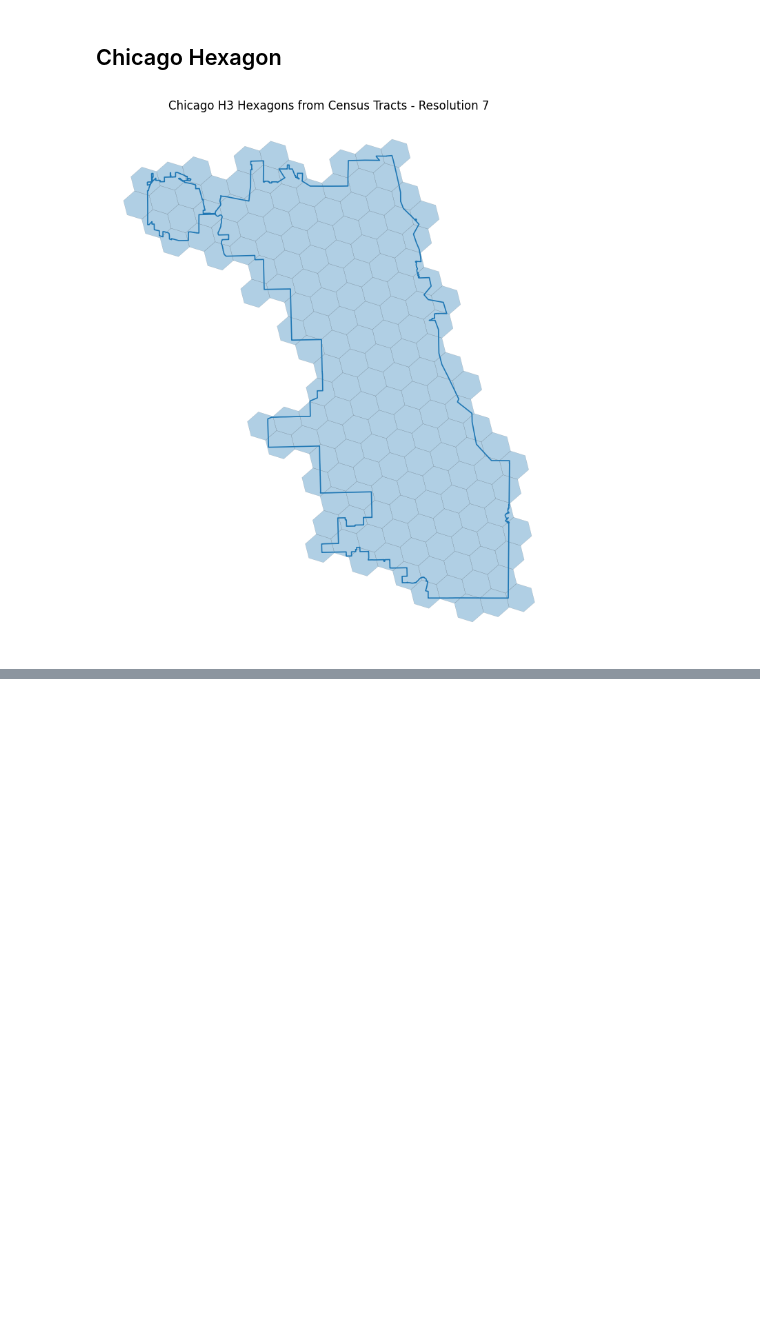
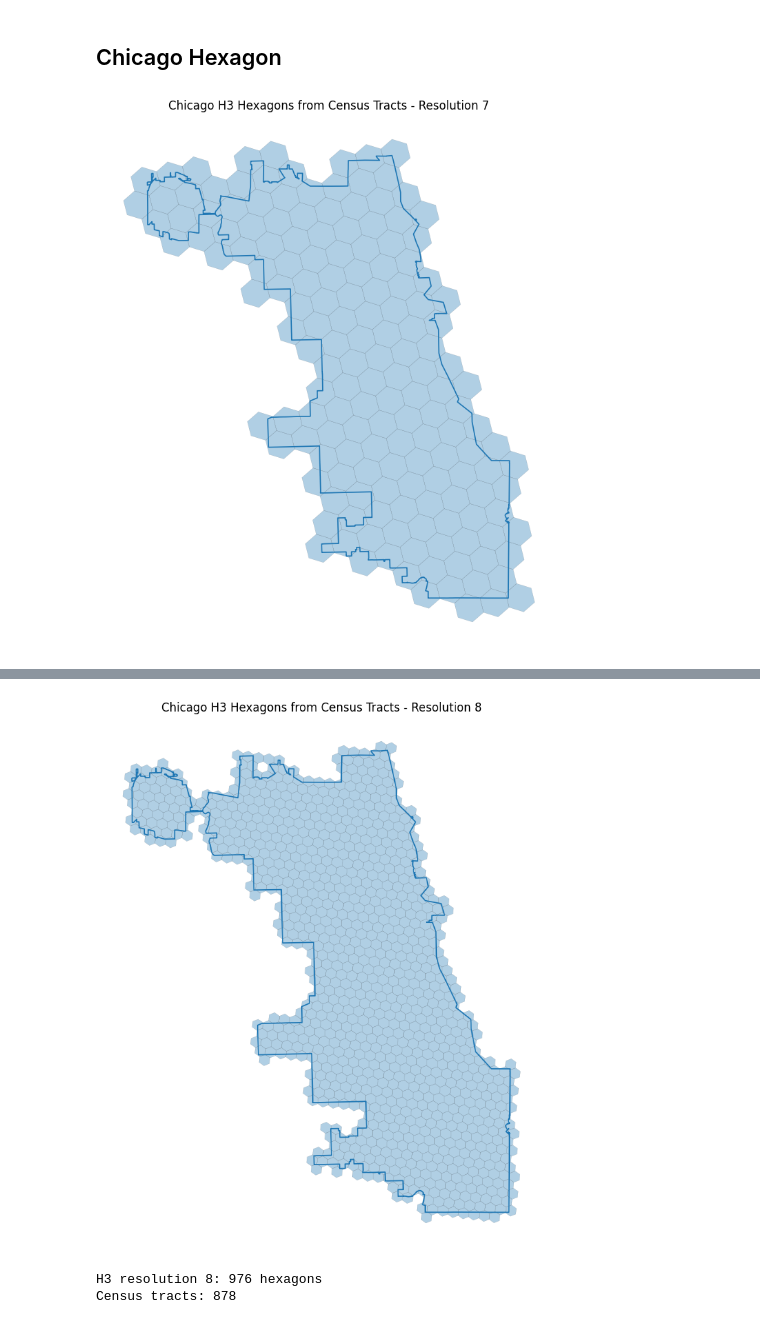
Before and after one commit to angfe/Group-3-AAA, a Jupyter notebook: notebooks/00_02_data_prep_silver.ipynb, the cells around one changed output, grey strips where cells are left out. Drawn from its saved outputs; the diff is of its cells as text; code cells hidden in the pictures; blank space fills up the shorter version.

```diff
--- a/notebooks/00_02_data_prep_silver.ipynb
+++ b/notebooks/00_02_data_prep_silver.ipynb
@@ -400,16 +406,17 @@ copyfile(
     SILVER_TAXI_COMMUNITY_PATH,
     SILVER_TAXI_CENSUS_PATH,
 )
-copyfile(
-    SILVER_TAXI_COMMUNITY_PATH,
-    SILVER_TAXI_HEXAGON_PATH,
-)
+for resolution, output_path in SILVER_TAXI_HEXAGON_PATHS.items():
+    copyfile(SILVER_TAXI_COMMUNITY_PATH, output_path)
 
 silver_taxi_outputs = {
     "community_areas_unfiltered": SILVER_TAXI_COMMUNITY_UNFILTERED_PATH,
     "community_areas": SILVER_TAXI_COMMUNITY_PATH,
     "census_tracts": SILVER_TAXI_CENSUS_PATH,
-    f"hexagon_{H3_RESOLUTION}": SILVER_TAXI_HEXAGON_PATH,
+    **{
+        f"hexagon_{resolution}": path
+        for resolution, path in SILVER_TAXI_HEXAGON_PATHS.items()
+    },
 }
 
 for dataset_name, output_path in silver_taxi_outputs.items():
@@ -981,55 +989,39 @@ def shapely_polygon_to_h3_cells(geom, resolution: int) -> set[str]:
 
     raise TypeError(f"Unsupported geometry type: {geom.geom_type}")
 
-chicago_h3_cells = shapely_polygon_to_h3_cells(
-    chicago_boundary_geom,
-    H3_RESOLUTION,
-)
-
 def h3_cell_to_polygon(cell: str) -> Polygon:
     # H3 gibt (lat, lon), Shapely braucht (lon, lat)
     boundary = h3.cell_to_boundary(cell)
     return Polygon([(lon, lat) for lat, lon in boundary])
 
-hexagons = gpd.GeoDataFrame(
-    {
-        "h3_cell": list(chicago_h3_cells),
-        "h3_resolution": H3_RESOLUTION,
-    },
-    geometry=[
-        h3_cell_to_polygon(cell)
-        for cell in chicago_h3_cells
-    ],
-    crs="EPSG:4326",
-)
+hexagon_dimensions = {}
+for resolution in H3_RESOLUTION:
+    chicago_h3_cells = shapely_polygon_to_h3_cells(
+        chicago_boundary_geom, resolution
+    )
+    hexagons = gpd.GeoDataFrame(
+        {
+            "h3_cell": list(chicago_h3_cells),
+            "h3_resolution": resolution,
+        },
+        geometry=[h3_cell_to_polygon(cell) for cell in chicago_h3_cells],
+        crs="EPSG:4326",
+    ).sort_values("h3_cell").reset_index(drop=True)
 
-hexagons = hexagons.sort_values("h3_cell").reset_index(drop=True)
+    hexagons.to_parquet(HEXAGON_PATHS[resolution])
+    chicago_boundary.to_parquet(BOUNDARY_PATHS[resolution])
+    hexagon_dimensions[resolution] = hexagons
 
-hexagons.to_parquet(HEXAGON_PATH)
-chicago_boundary.to_parquet(BOUNDARY_PATH)
-
-fig, ax = plt.subplots(figsize=(10, 10))
-
-hexagons.plot(
-    ax=ax,
-    edgecolor="black",
-    linewidth=0.15,
-    alpha=0.35,
-)
-
-chicago_boundary.boundary.plot(
-    ax=ax,
-    linewidth=1.2,
-)
-
-ax.set_title(
-    f"Chicago H3 Hexagons from Census Tracts - Resolution {H3_RESOLUTION}"
-)
-ax.set_axis_off()
-
-plt.show()
+    fig, ax = plt.subplots(figsize=(10, 10))
+    hexagons.plot(ax=ax, edgecolor="black", linewidth=0.15, alpha=0.35)
+    chicago_boundary.boundary.plot(ax=ax, linewidth=1.2)
+    ax.set_title(
+        f"Chicago H3 Hexagons from Census Tracts - Resolution {resolution}"
+    )
+    ax.set_axis_off()
+    plt.show()
+    print(f"H3 resolution {resolution}: {len(hexagons):,} hexagons")
 
 print(f"Census tracts: {len(census_tracts):,}")
-print(f"H3 hexagons: {len(hexagons):,}")
 # %% [output]
 [figure]
@@ -1037,0 +1029,3 @@ H3 hexagons: 163
+[figure, added]
+H3 resolution 8: 976 hexagons
+Census tracts: 878
```
Also changed, not shown: parts of 11 cells of this notebook, 7 other files.
